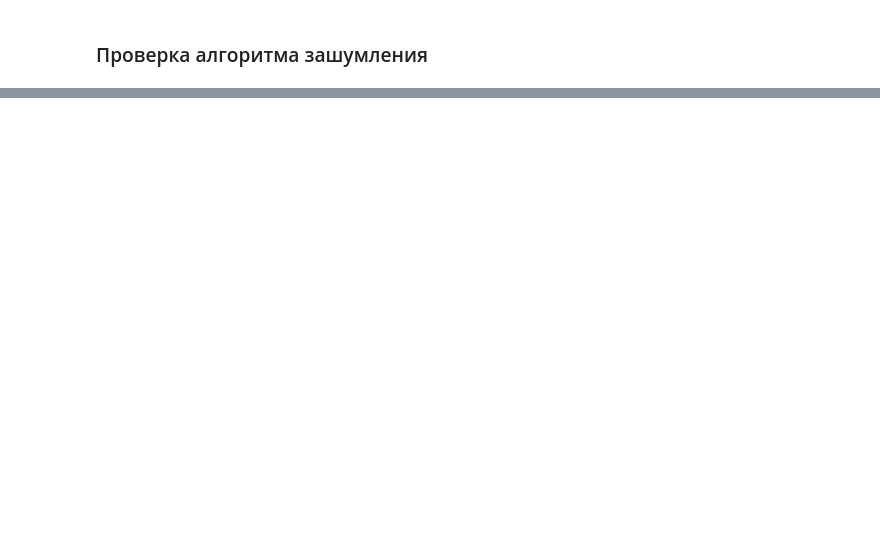
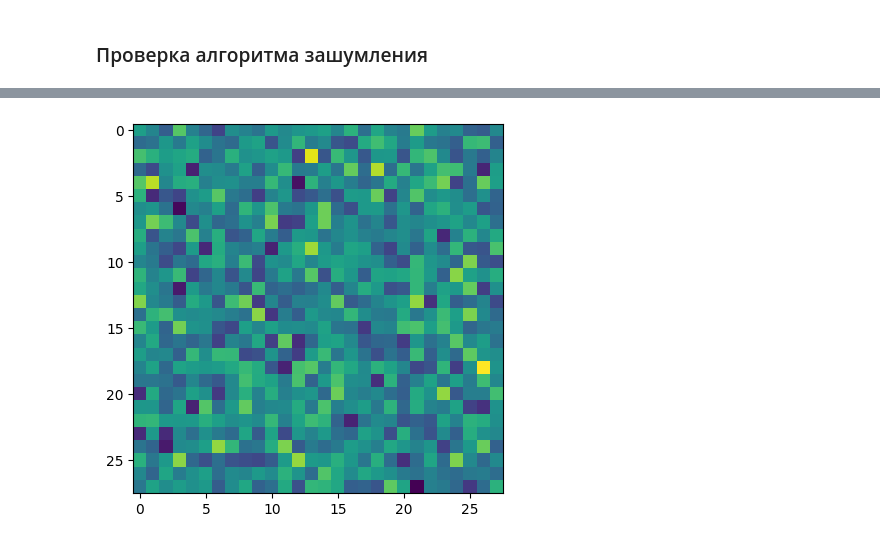
Before and after one commit to Squmon/diffusion, a Jupyter notebook: score_based_toy_dataset/main.ipynb, the cells around one changed output, grey strips where cells are left out. Saved outputs shown, nothing was run; the diff lists cells and outputs as text; code cells hidden in the pictures; blank space fills up the shorter version.

```diff
--- a/score_based_toy_dataset/main.ipynb
+++ b/score_based_toy_dataset/main.ipynb
@@ -183,0 +213,9 @@ plt.show()
+# %%
+def map_func(*args):
+    x = args[0]
+    x = 2.0*(tf.cast(x, np.float32) / 255.0 - 0.5)
+    x = tf.reshape(x, (-1, ))
+    time, noised, score_function = test_noiser.forward_ddpm(x)
+    return tf.concat((noised, time), -1), score_function
+
+diffusion_dataset = full_dataset.map(map_func).batch(32)
@@ -183,0 +224,14 @@ plt.show()
+# %%
+import keras
+import keras.layers as layers
+
+def get_model():
+    x = keras.Input(shape=(28**2 + 1,))
+    y = layers.Dense(128, activation='leaky_relu')(x)
+    #y = layers.Dense(128, activation='leaky_relu')(y)
+    y = layers.Dense(256, activation='leaky_relu')(y)
+    y = layers.Dense(28**2, activation='linear')(y)
+    model = keras.Model(inputs=x, outputs=y)
+    return model
+
+mnist_test_model = get_model()
@@ -183,0 +240,2 @@ plt.show()
+# %%
+mnist_test_model.compile(optimizer='adam', loss = 'mse')
@@ -183,0 +260,2 @@ plt.show()
+# %%
+mnist_test_model.fit(diffusion_dataset, epochs = 50)
@@ -183,0 +266,13 @@ plt.show()
+# %%
+def predicted_noise(x, t):
+    x = tf.cast(x, tf.float32)
+    t = tf.cast(t, tf.float32)
+    t = tf.reshape(t, (1, 1))
+    x = tf.concat((x, t), -1)
+    #x = x[tf.newaxis]
+    return mnist_test_model(x).numpy()
+generated = test_noiser.backward_euler_maruyama(predicted_noise, x_shape = (1, 28**2)).numpy().reshape((28, 28))
+plt.imshow(generated)
+plt.show()
+# %% [output]
+[figure, added]
```
Also changed, not shown: parts of 11 cells of this notebook.
